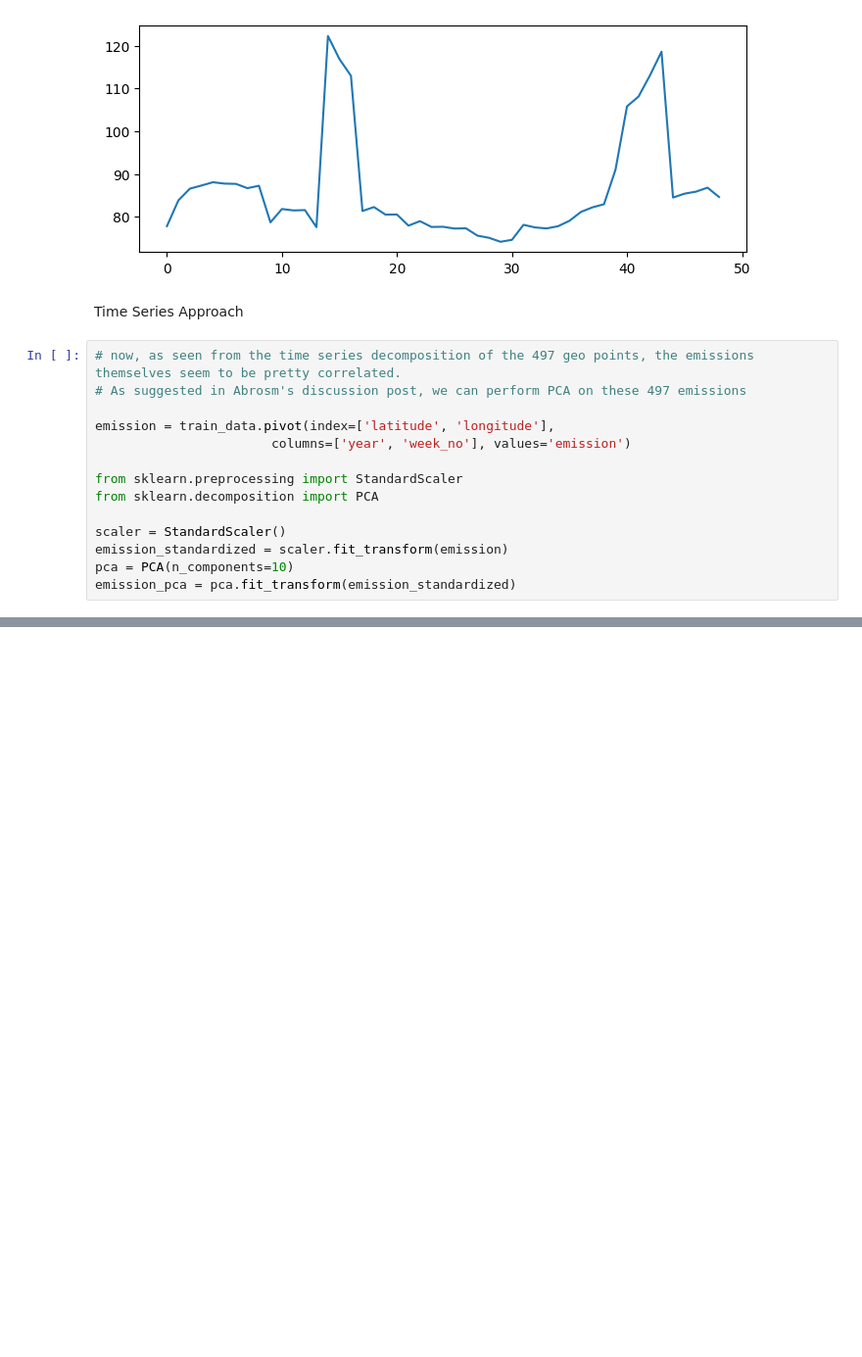
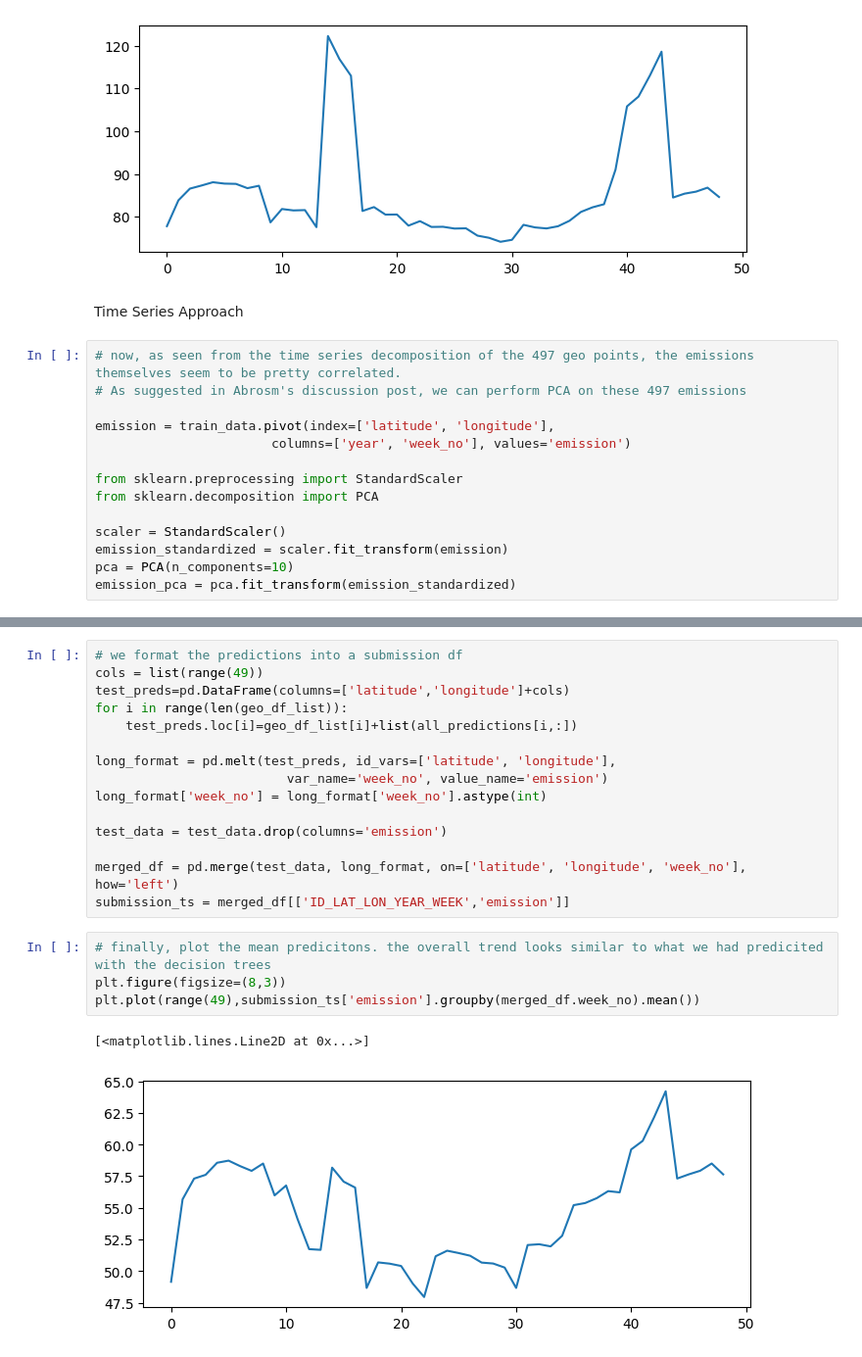
Before and after one commit to riyosha/KaggleNotebooks, a Jupyter notebook: co2_prediction.ipynb, the cells around one changed output, grey strips where cells are left out. Shown at 98% size. Drawn from its saved outputs; the diff is of its cells as text; blank space fills up the shorter version.

```diff
--- a/co2_prediction.ipynb
+++ b/co2_prediction.ipynb
@@ -525,0 +634,22 @@ plt.show()
+# %%
+# we format the predictions into a submission df
+cols = list(range(49))
+test_preds=pd.DataFrame(columns=['latitude','longitude']+cols)
+for i in range(len(geo_df_list)):
+    test_preds.loc[i]=geo_df_list[i]+list(all_predictions[i,:])
+
+long_format = pd.melt(test_preds, id_vars=['latitude', 'longitude'],
+                         var_name='week_no', value_name='emission')
+long_format['week_no'] = long_format['week_no'].astype(int)
+
+test_data = test_data.drop(columns='emission')
+
+merged_df = pd.merge(test_data, long_format, on=['latitude', 'longitude', 'week_no'], how='left')
+submission_ts = merged_df[['ID_LAT_LON_YEAR_WEEK','emission']]
+# %%
+# finally, plot the mean predicitons. the overall trend looks similar to what we had predicited with the decision trees
+plt.figure(figsize=(8,3))
+plt.plot(range(49),submission_ts['emission'].groupby(merged_df.week_no).mean())
+# %% [output]
+[<matplotlib.lines.Line2D at 0x...>]
+[figure, added]
```
Also changed, not shown: parts of 11 cells of this notebook.
